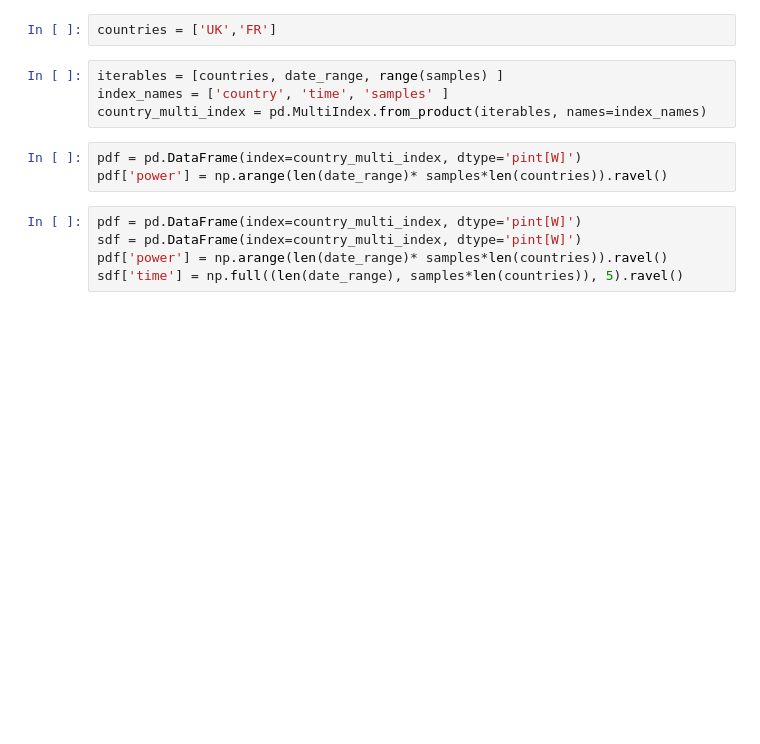
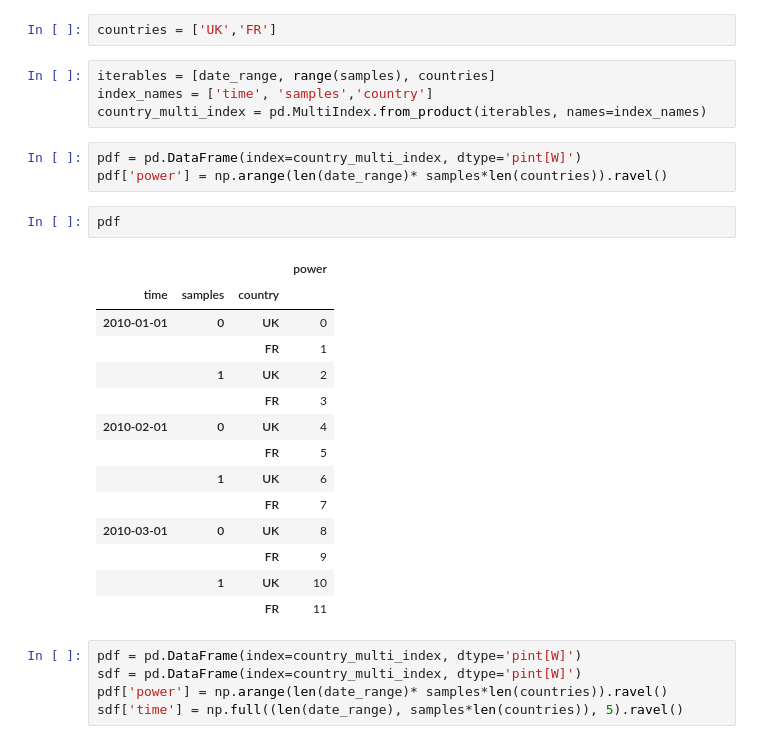
Before and after one commit to sust-cs-uob/eam-core, a Jupyter notebook: docs/ipynb/three-dimensional dfs.ipynb, the cells around one changed output. Drawn from its saved outputs; the diff is of its cells as text; blank space fills up the shorter version.

```diff
--- a/docs/ipynb/three-dimensional dfs.ipynb
+++ b/docs/ipynb/three-dimensional dfs.ipynb
@@ -16,12 +16,29 @@ samples = 2
 # %%
 countries = ['UK','FR']
 # %%
-iterables = [countries, date_range, range(samples) ]
-index_names = ['country', 'time', 'samples' ]
+iterables = [date_range, range(samples), countries]
+index_names = ['time', 'samples','country']
 country_multi_index = pd.MultiIndex.from_product(iterables, names=index_names)
 # %%
 pdf = pd.DataFrame(index=country_multi_index, dtype='pint[W]')
 pdf['power'] = np.arange(len(date_range)* samples*len(countries)).ravel()
+# %%
+pdf
+# %% [output]
+|  |  |  | power |
+| time | samples | country |  |
+| 2010-01-01 | 0 | UK | 0 |
+|  |  | FR | 1 |
+|  | 1 | UK | 2 |
+|  |  | FR | 3 |
+| 2010-02-01 | 0 | UK | 4 |
+|  |  | FR | 5 |
+|  | 1 | UK | 6 |
+|  |  | FR | 7 |
+| 2010-03-01 | 0 | UK | 8 |
+|  |  | FR | 9 |
+|  | 1 | UK | 10 |
+|  |  | FR | 11 |
 # %%
 pdf = pd.DataFrame(index=country_multi_index, dtype='pint[W]')
 sdf = pd.DataFrame(index=country_multi_index, dtype='pint[W]')
```
Also changed, not shown: parts of 23 cells of this notebook, 5 other files.
